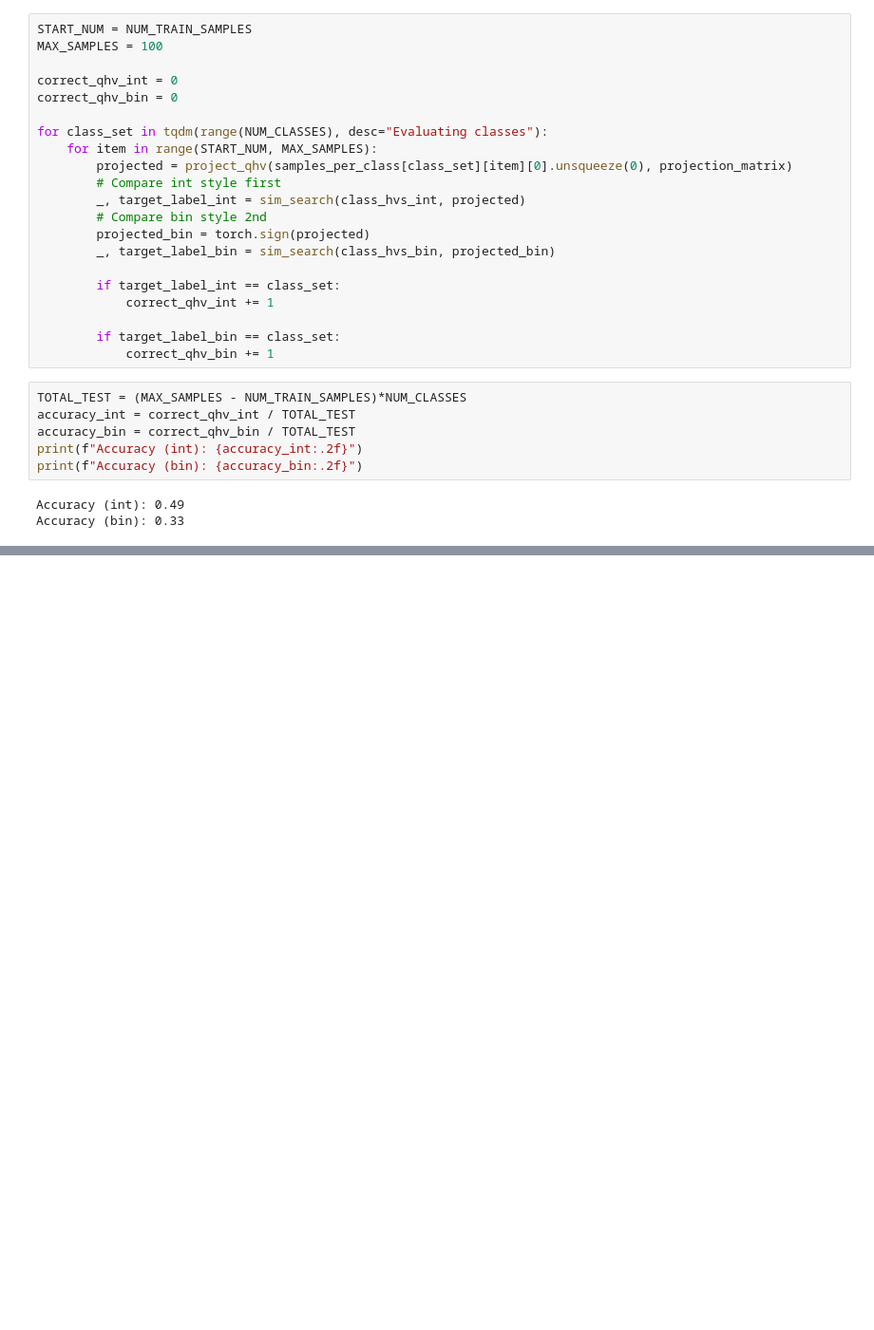
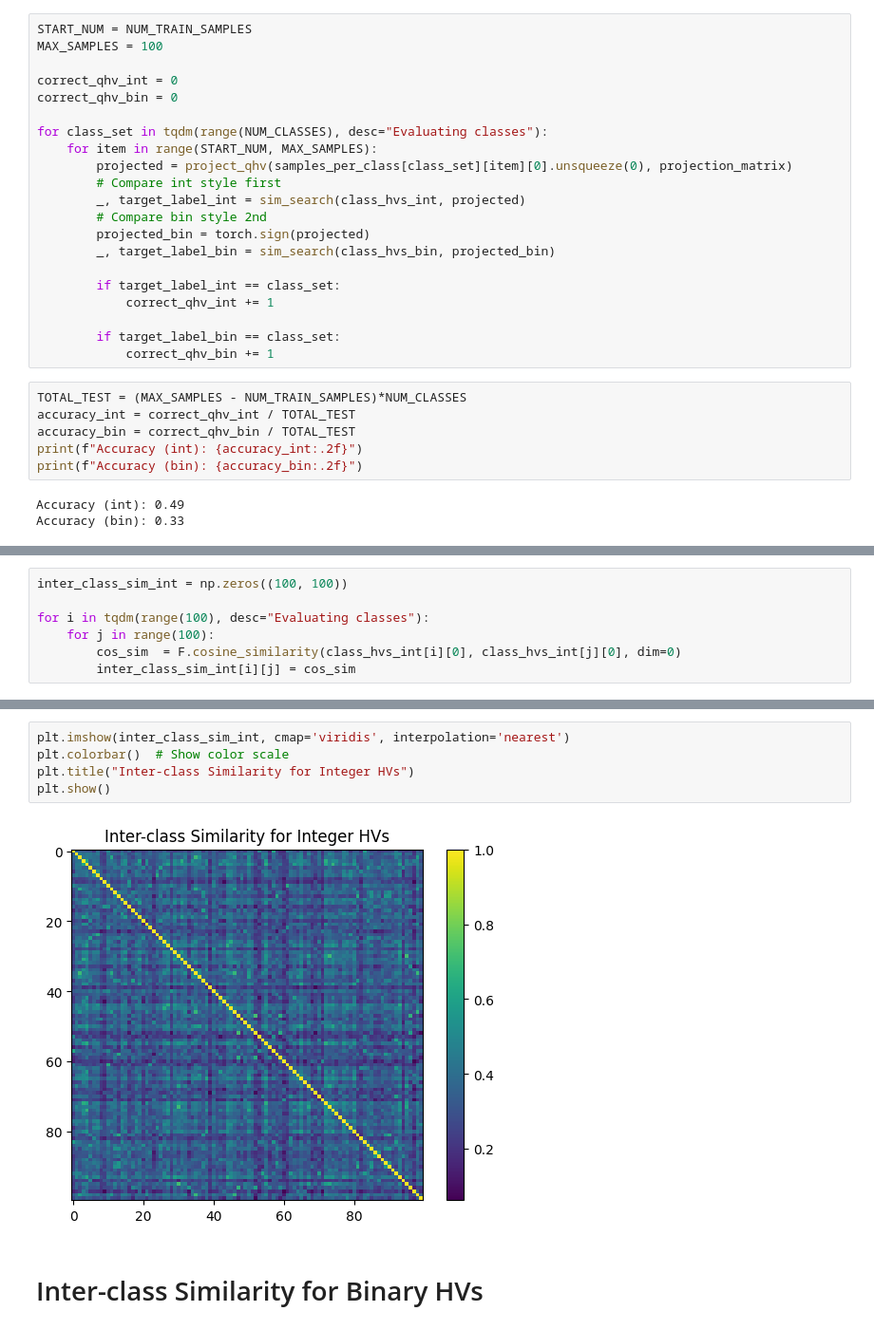
Before and after one commit to rgantonio/chronomatica, a Jupyter notebook: dl/vgg/pytorch-vgg-hdc-trial.ipynb, the cells around one changed output, grey strips where cells are left out. Shown: that part at 95% size. Cells and saved outputs as stored; diff of their text form; blank space fills up the shorter version.

```diff
--- a/dl/vgg/pytorch-vgg-hdc-trial.ipynb
+++ b/dl/vgg/pytorch-vgg-hdc-trial.ipynb
@@ -250,0 +254,7 @@ Accuracy (bin): 0.33
+# %%
+inter_class_sim_int = np.zeros((100, 100))
+
+for i in tqdm(range(100), desc="Evaluating classes"):
+    for j in range(100):
+        cos_sim  = F.cosine_similarity(class_hvs_int[i][0], class_hvs_int[j][0], dim=0)
+        inter_class_sim_int[i][j] = cos_sim
@@ -250,0 +269,9 @@ Accuracy (bin): 0.33
+# %%
+plt.imshow(inter_class_sim_int, cmap='viridis', interpolation='nearest')
+plt.colorbar()  # Show color scale
+plt.title("Inter-class Similarity for Integer HVs")
+plt.show()
+# %% [output]
+[figure, added]
+# %% [markdown]
+# Inter-class Similarity for Binary HVs
```
Also changed, not shown: parts of 7 cells of this notebook.
